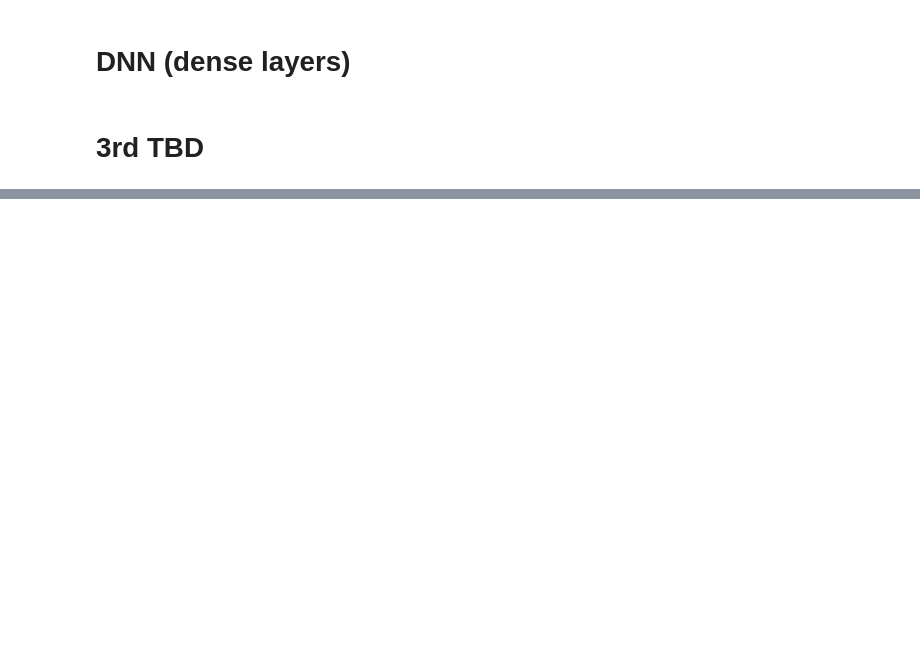
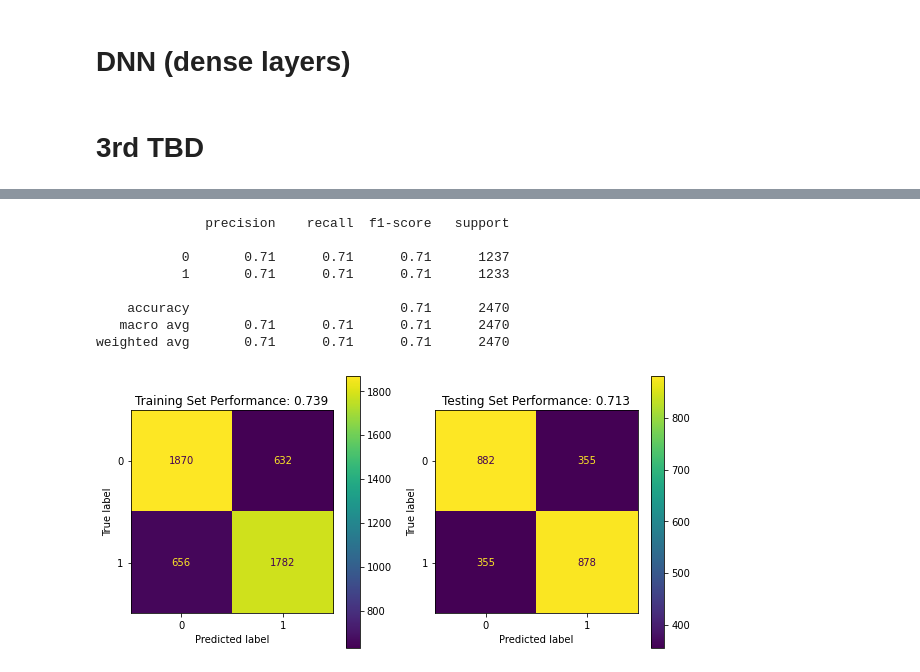
Before and after one commit to WilliamMa6984/LeagueOfLegendsWinPredictor, a Jupyter notebook: code.ipynb, the cells around one changed output, grey strips where cells are left out. Saved outputs shown, nothing was run; the diff lists cells and outputs as text; code cells hidden in the pictures; blank space fills up the shorter version.

```diff
--- a/code.ipynb
+++ b/code.ipynb
@@ -86,0 +87,34 @@ test_X = (test_X - mu) / sigma
+# %%
+import matplotlib.pyplot as plt
+from sklearn.metrics import ConfusionMatrixDisplay, confusion_matrix
+from sklearn.metrics import classification_report
+
+# helper function adapted from lecture examples
+
+# function to do our eval for us, this is quite simple and will
+# - create a figure
+# - draw a confusion matrix for the trainign data in a sub-fig on the left
+# - draw a confusion matrix for the testing data in a sub-fig on the right
+# - get precision, recall, f1 for test data
+# this has simply been created as we're going to do this for each test that we run
+def eval_model(model, x_train, y_train, x_test, y_test):
+    fig = plt.figure(figsize=[10, 5])
+    fig.set_facecolor('white')
+
+    ax = fig.add_subplot(1, 2, 1)
+    pred = model.predict(x_train);
+    cm = confusion_matrix(y_train, pred)
+    c = ConfusionMatrixDisplay(cm, display_labels=range(2))
+    c.plot(ax = ax)
+    ax.set_title('Training Set Performance: %1.3f' % (sum(pred == y_train)/len(y_train)));
+
+    ax = fig.add_subplot(1, 2, 2)
+
+    pred = model.predict(x_test);
+
+    cm = confusion_matrix(y_test, pred)
+    c = ConfusionMatrixDisplay(cm, display_labels=range(2))
+    c.plot(ax = ax)
+    ax.set_title('Testing Set Performance: %1.3f' % (sum(pred == y_test)/len(y_test)));
+
+    print(classification_report(y_test, pred))
@@ -90,0 +166,12 @@ test_X = (test_X - mu) / sigma
+# %%
+eval_model(classifier, train_X, train_y, test_X, test_y)
+# %% [output]
+              precision    recall  f1-score   support
+
+           0       0.71      0.71      0.71      1237
+           1       0.71      0.71      0.71      1233
+
+    accuracy                           0.71      2470
+   macro avg       0.71      0.71      0.71      2470
+weighted avg       0.71      0.71      0.71      2470
+[figure, added]
```
Also changed, not shown: parts of 14 cells of this notebook, 1 other file.
